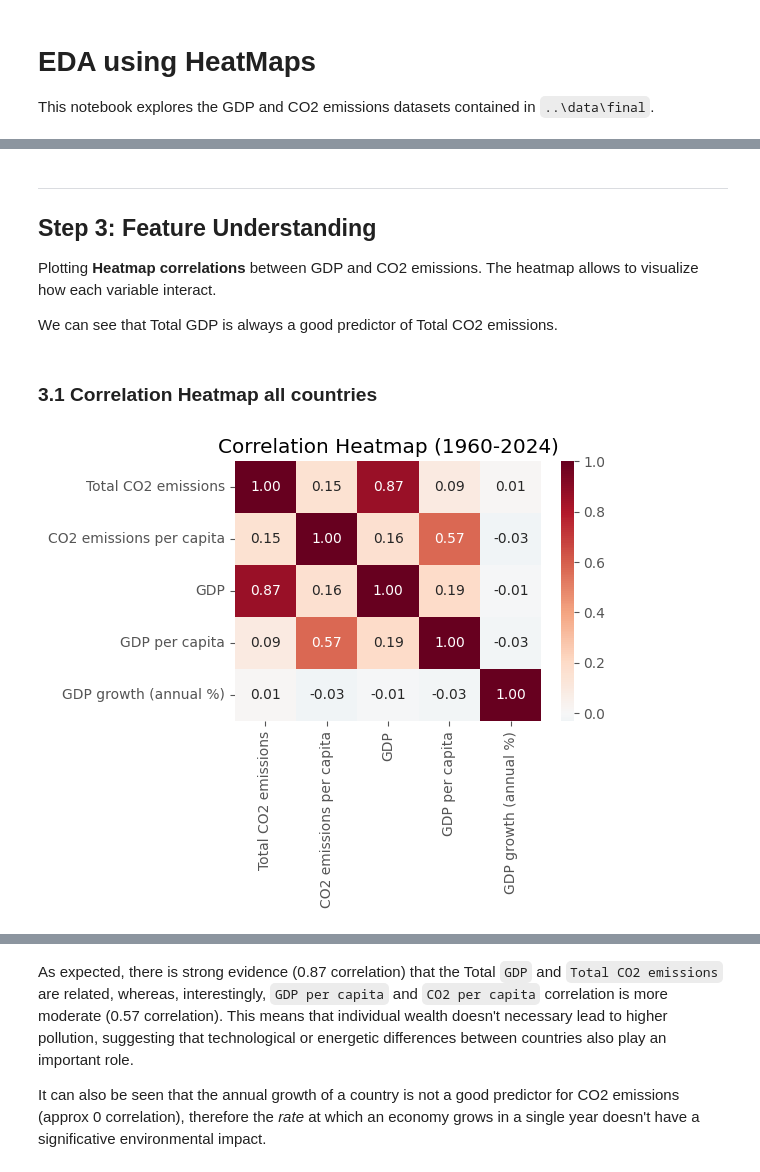
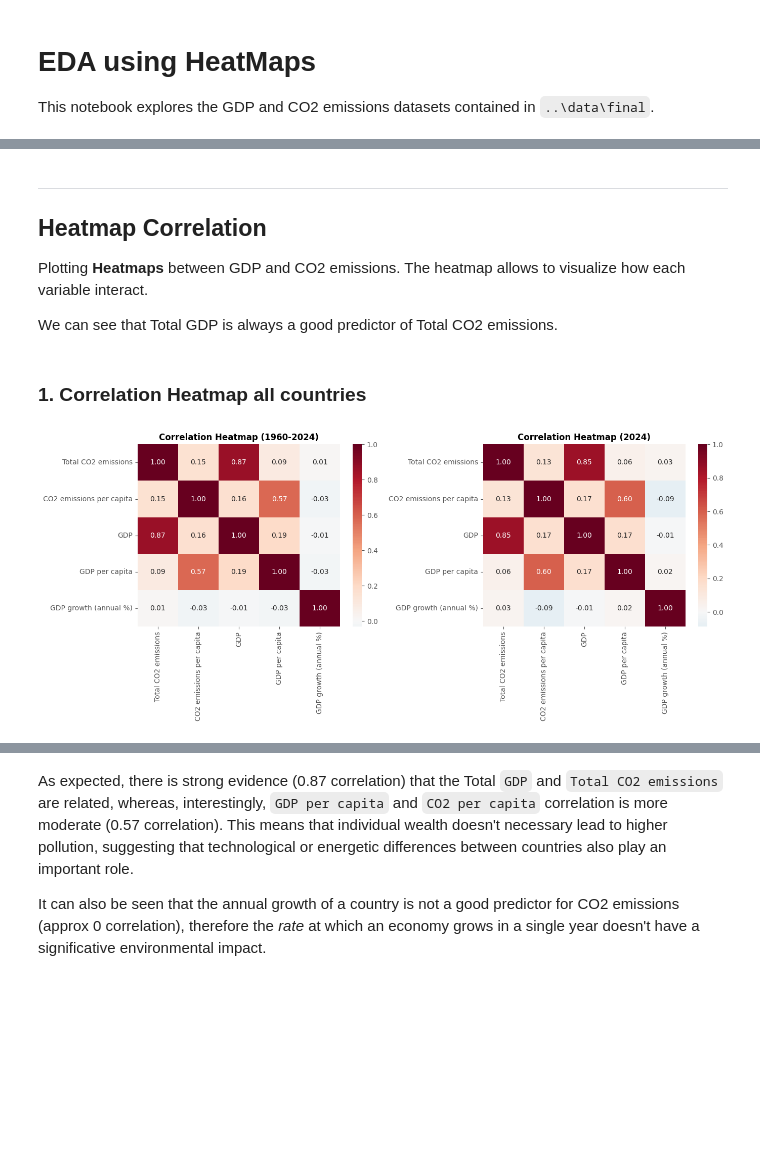
Before and after one commit to martinadep/co2_emissions_data_mining, a Jupyter notebook: notebooks/1b_EDA_heatmaps.ipynb, the cells around one changed output, grey strips where cells are left out. Cells and saved outputs as stored; diff of their text form; code cells hidden in the pictures; blank space fills up the shorter version.

Commit message:
scatterplots and improved heatmaps

```diff
--- a/notebooks/1b_EDA_heatmaps.ipynb
+++ b/notebooks/1b_EDA_heatmaps.ipynb
@@ -39,8 +36,8 @@ df_top40.head()
 | 4 | India | IND | Asia | 2024 | 3.193478e+09 | 2.200978 | 3.477821e+12 | ... |
 # %% [markdown]
  ---
-## Step 3: Feature Understanding
-Plotting **Heatmap correlations** between GDP and CO2 emissions. The heatmap allows to visualize how each variable interact.
+## Heatmap Correlation
+Plotting **Heatmaps** between GDP and CO2 emissions. The heatmap allows to visualize how each variable interact.
 
 We can see that Total GDP is always a good predictor of Total CO2 emissions.
 # %%
@@ -52,18 +49,32 @@ import numpy as np
 numeric_cols = ['Total CO2 emissions', 'CO2 emissions per capita',
                 'GDP', 'GDP per capita', 'GDP growth (annual %)']
 # %% [markdown]
-### 3.1 Correlation Heatmap all countries
+### 1. Correlation Heatmap all countries
 # %%
+# Columns for correlation
+numeric_cols = ['Total CO2 emissions', 'CO2 emissions per capita',
+                'GDP', 'GDP per capita', 'GDP growth (annual %)']
+
+# Create figure with two subplots
+fig, axes = plt.subplots(1, 2, figsize=(14, 6))
+
+# Subplot 1: All years
 min_year = df['Year'].min()
 max_year = df['Year'].max()
+correlation_matrix_all = df[numeric_cols].corr()
 
-plt.figure(figsize=(6, 5))
-correlation_matrix = df[numeric_cols].corr()
+sns.heatmap(correlation_matrix_all, annot=True, cmap='RdBu_r', center=0, fmt=".2f", ax=axes[0])
+axes[0].set_title(f'Correlation Heatmap ({min_year}-{max_year})', fontsize=12, fontweight='bold')
 
-sns.heatmap(correlation_matrix, annot=True, cmap='RdBu_r', center=0, fmt=".2f")
-plt.title(f'Correlation Heatmap ({min_year}-{max_year})')
+# Subplot 2: Year 2024
+df_2024 = df[df['Year'] == 2024]
+correlation_matrix_2024 = df_2024[numeric_cols].corr()
+
+sns.heatmap(correlation_matrix_2024, annot=True, cmap='RdBu_r', center=0, fmt=".2f", ax=axes[1])
+axes[1].set_title('Correlation Heatmap (2024)', fontsize=12, fontweight='bold')
+
 plt.tight_layout()
-plt.savefig('../outputs/plots/heatmaps/correlation_heatmap_gdp_co2.png', dpi=300, bbox_inches='tight')
+plt.savefig('../outputs/plots/heatmaps/correlation_heatmap_gdp_co2_comparison.png', dpi=300, bbox_inches='tight')
 plt.show()
 # %% [output]
-[figure, old version]
+[figure, new version]
```
Also changed, not shown: parts of 5 cells of this notebook, 1 other file.
